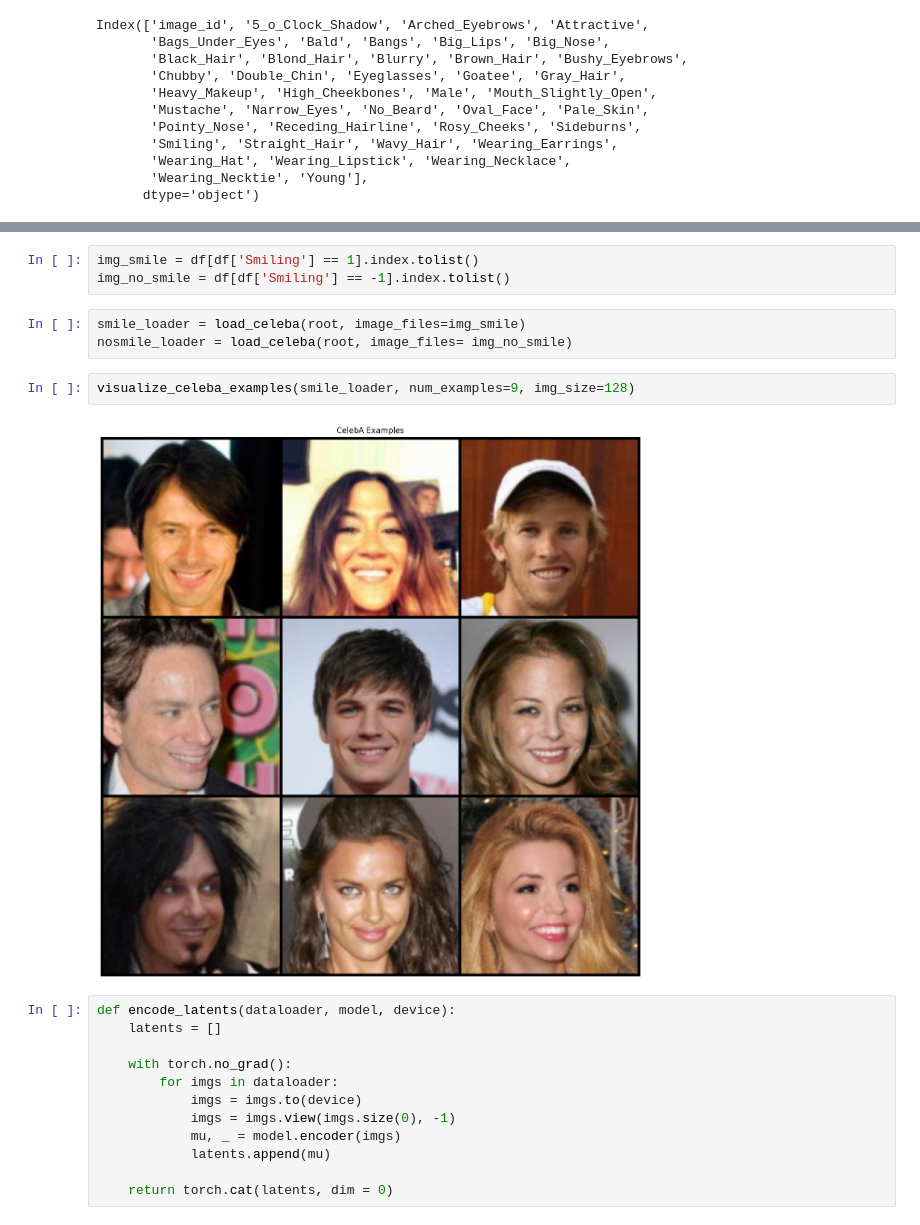
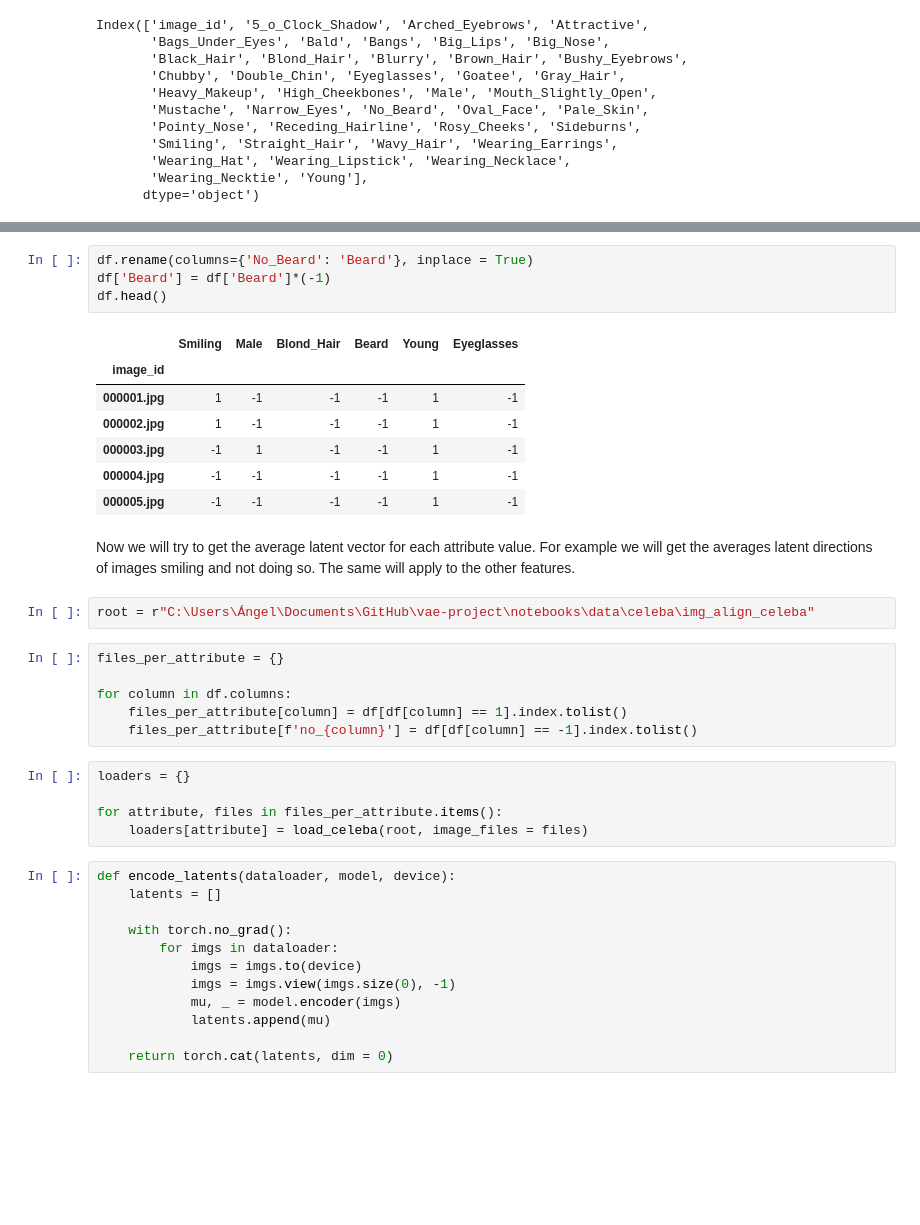
Before and after one commit to angelr-code/vae-project, a Jupyter notebook: notebooks/latent_manipulation.ipynb, the cells around one changed output, grey strips where cells are left out. Saved outputs shown, nothing was run; the diff lists cells and outputs as text; blank space fills up the shorter version.

```diff
--- a/notebooks/latent_manipulation.ipynb
+++ b/notebooks/latent_manipulation.ipynb
@@ -142,13 +142,30 @@ df.head()
+# %%
+df.rename(columns={'No_Beard': 'Beard'}, inplace = True)
+df['Beard'] = df['Beard']*(-1)
+df.head()
+# %% [output]
+|  | Smiling | Male | Blond_Hair | Beard | Young | Eyeglasses |
+| image_id |  |  |  |  |  |  |
+| 000001.jpg | 1 | -1 | -1 | -1 | 1 | -1 |
+| 000002.jpg | 1 | -1 | -1 | -1 | 1 | -1 |
+| 000003.jpg | -1 | 1 | -1 | -1 | 1 | -1 |
+| 000004.jpg | -1 | -1 | -1 | -1 | 1 | -1 |
+| 000005.jpg | -1 | -1 | -1 | -1 | 1 | -1 |
+# %% [markdown]
+Now we will try to get the average latent vector for each attribute value. For example we will get the averages latent directions of images smiling and not doing so. The same will apply to the other features.
+# %%
+root = r"C:\Users\Ángel\Documents\GitHub\vae-project\notebooks\data\celeba\img_align_celeba"
 # %%
-img_smile = df[df['Smiling'] == 1].index.tolist()
-img_no_smile = df[df['Smiling'] == -1].index.tolist()
+files_per_attribute = {}
+
+for column in df.columns:
+    files_per_attribute[column] = df[df[column] == 1].index.tolist()
+    files_per_attribute[f'no_{column}'] = df[df[column] == -1].index.tolist()
 # %%
-smile_loader = load_celeba(root, image_files=img_smile)
-nosmile_loader = load_celeba(root, image_files= img_no_smile)
+loaders = {}
+
+for attribute, files in files_per_attribute.items():
+    loaders[attribute] = load_celeba(root, image_files = files)
-# %%
-visualize_celeba_examples(smile_loader, num_examples=9, img_size=128)
-# %% [output]
-[figure, removed]
 # %%
 def encode_latents(dataloader, model, device):
     latents = []
```
Also changed, not shown: parts of 30 cells of this notebook, 2 other files.
